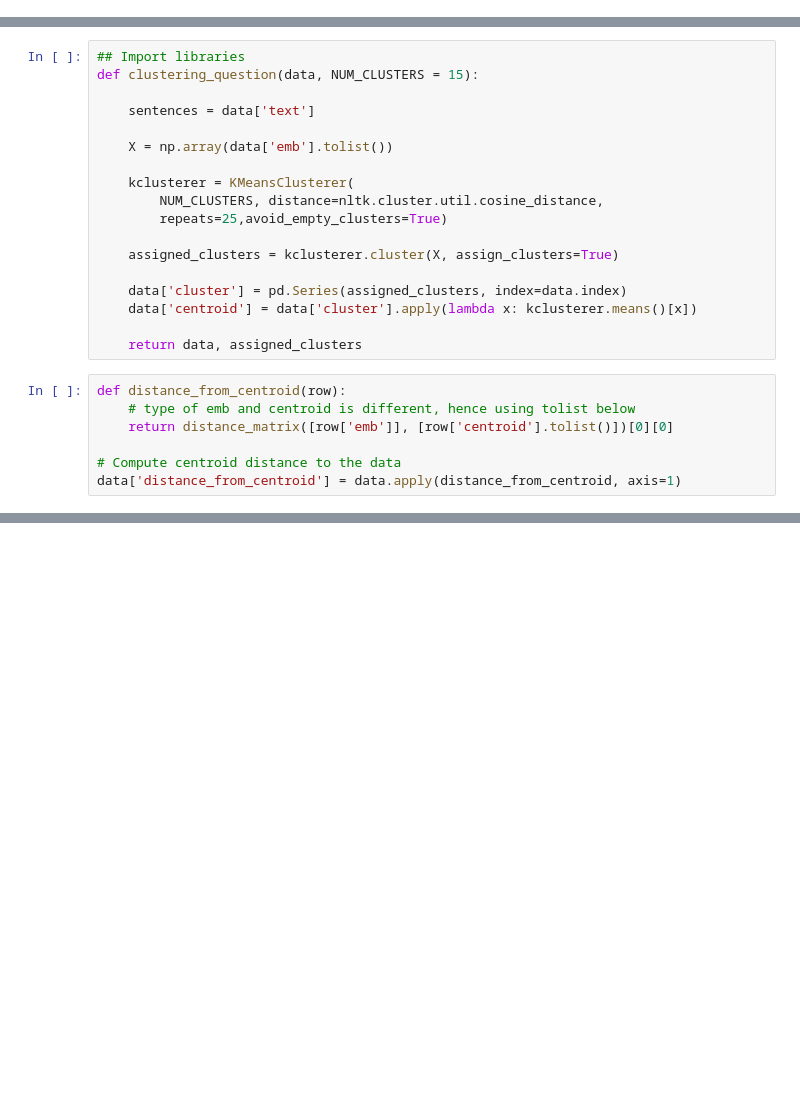
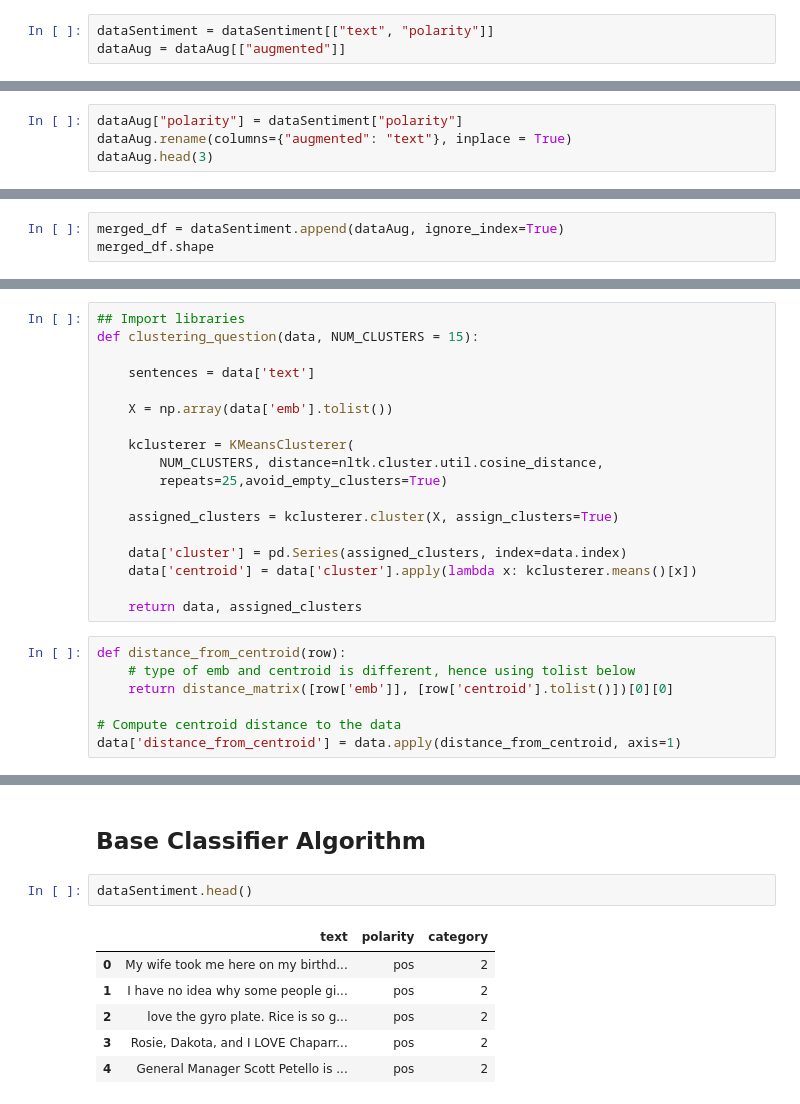
Before and after one commit to echemochek/nlp-albumentation-with-yelp-reviews, a Jupyter notebook: nlp_albumentation_yelp.ipynb, the cells around one changed output, grey strips where cells are left out. Cells and saved outputs as stored; diff of their text form; blank space fills up the shorter version.

```diff
--- a/nlp_albumentation_yelp.ipynb
+++ b/nlp_albumentation_yelp.ipynb
@@ -29 +30,4 @@ data.head(3)
+# %%
+dataSentiment = dataSentiment[["text", "polarity"]]
+dataAug = dataAug[["augmented"]]
 # %%
@@ -344,0 +367,4 @@ df
+# %%
+dataAug["polarity"] = dataSentiment["polarity"]
+dataAug.rename(columns={"augmented": "text"}, inplace = True)
+dataAug.head(3)
@@ -344,0 +376,3 @@ df
+# %%
+merged_df = dataSentiment.append(dataAug, ignore_index=True)
+merged_df.shape
@@ -371,0 +420,11 @@ data['distance_from_centroid'] = data.apply(distance_from_centroid, axis=1)
+# %% [markdown]
+## Base Classifier Algorithm
+# %%
+dataSentiment.head()
+# %% [output]
+|  | text | polarity | category |
+| 0 | My wife took me here on my birthd... | pos | 2 |
+| 1 | I have no idea why some people gi... | pos | 2 |
+| 2 | love the gyro plate. Rice is so g... | pos | 2 |
+| 3 | Rosie, Dakota, and I LOVE Chaparr... | pos | 2 |
+| 4 | General Manager Scott Petello is ... | pos | 2 |
```
Also changed, not shown: parts of 30 cells of this notebook, 1 other file.
